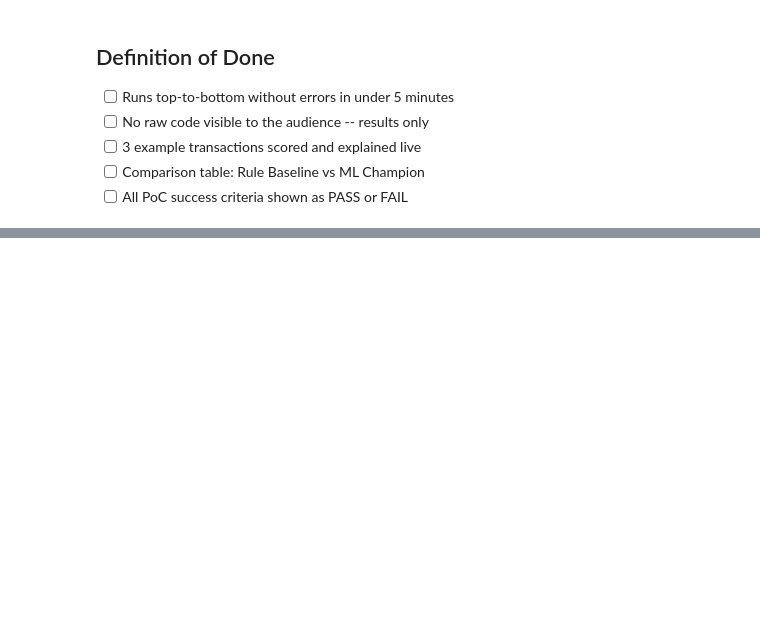
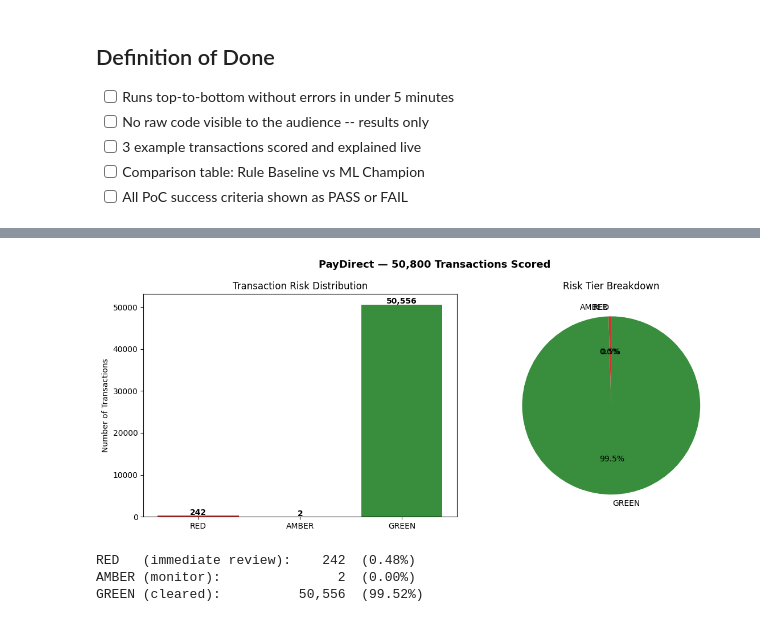
Before and after one commit to piyushranjanjsr62-svg/fraud-detection-ml-poc, a Jupyter notebook: notebooks/15_final_demo.ipynb, the cells around one changed output, grey strips where cells are left out. Cells and saved outputs as stored; diff of their text form; code cells hidden in the pictures; blank space fills up the shorter version.

```diff
--- a/notebooks/15_final_demo.ipynb
+++ b/notebooks/15_final_demo.ipynb
@@ -33,3 +33,20 @@ Do NOT build this notebook until all above are approved.
 - [ ] All PoC success criteria shown as PASS or FAIL
 # %%
 # Build this notebook only after Notebooks 02-14 are all approved.
+import pandas as pd
+import json
+
+# Scored results
+scored_df = pd.read_csv(r"../data/processed\scored_transactions.csv")
+
+# PoC gate results
+with open(r"../data/processed\poc_evaluation_results.json") as f:
+    poc_results = json.load(f)
+
+# Threshold config
+with open(r"../data/processed\threshold_config.json") as f:
+    threshold_config = json.load(f)
+
+print(f"Transactions scored: {len(scored_df):,}")
+print(f"PoC gate overall:    {poc_results['poc_gate_overall']}")
+print(f"Production threshold: {threshold_config['optimal_threshold']}")
@@ -35,0 +86,32 @@ Do NOT build this notebook until all above are approved.
+# %%
+import matplotlib.pyplot as plt
+
+tier_counts = scored_df["risk_tier"].value_counts().reindex(["RED", "AMBER", "GREEN"])
+tier_colors = ["#d32f2f", "#f57c00", "#388e3c"]
+
+fig, (ax1, ax2) = plt.subplots(1, 2, figsize=(12, 5))
+
+# Bar chart
+ax1.bar(tier_counts.index, tier_counts.values, color=tier_colors)
+ax1.set_title("Transaction Risk Distribution")
+ax1.set_ylabel("Number of Transactions")
+for i, (tier, count) in enumerate(zip(tier_counts.index, tier_counts.values)):
+    ax1.text(i, count + 200, f"{count:,}", ha="center", fontweight="bold")
+
+# Pie chart
+ax2.pie(tier_counts.values, labels=tier_counts.index, colors=tier_colors,
+        autopct="%1.1f%%", startangle=90)
+ax2.set_title("Risk Tier Breakdown")
+
+plt.suptitle("PayDirect — 50,800 Transactions Scored", fontsize=13, fontweight="bold")
+plt.tight_layout()
+plt.show()
+
+print(f"\nRED   (immediate review): {tier_counts['RED']:>6,}  ({tier_counts['RED']/len(scored_df)*100:.2f}%)")
+print(f"AMBER (monitor):          {tier_counts['AMBER']:>6,}  ({tier_counts['AMBER']/len(scored_df)*100:.2f}%)")
+print(f"GREEN (cleared):          {tier_counts['GREEN']:>6,}  ({tier_counts['GREEN']/len(scored_df)*100:.2f}%)")
+# %% [output]
+[figure, added]
+RED   (immediate review):    242  (0.48%)
+AMBER (monitor):               2  (0.00%)
+GREEN (cleared):          50,556  (99.52%)
```
Also changed, not shown: parts of 4 cells of this notebook, 1 other file.
